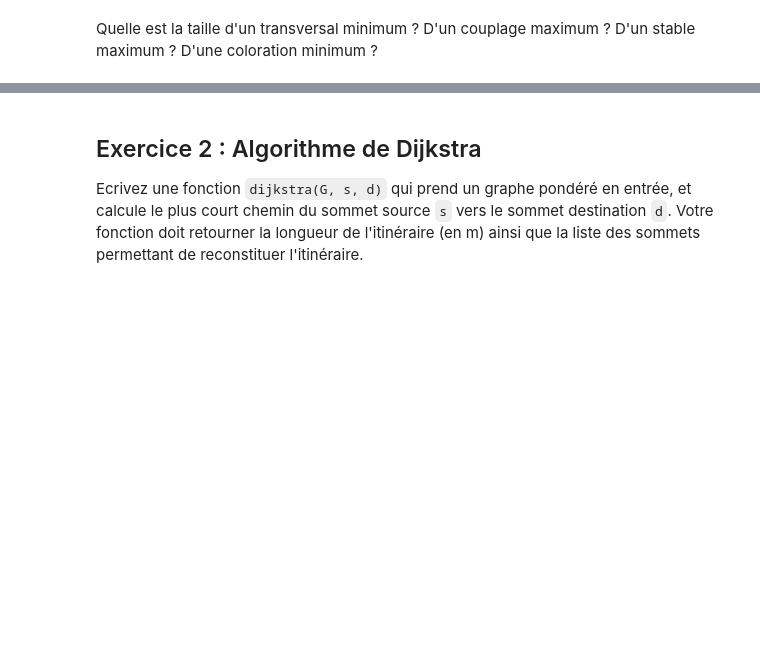
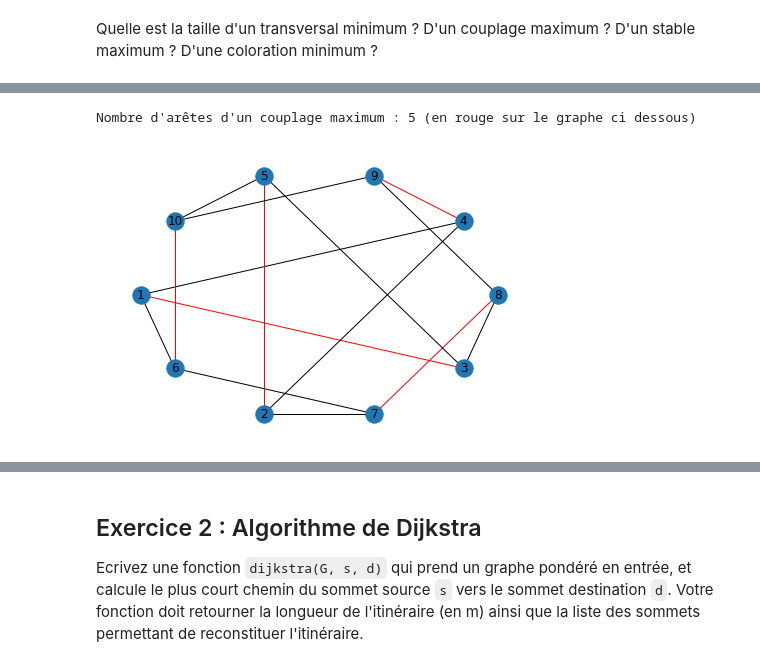
Before and after one commit to B4tiste/CPE, a Jupyter notebook: S6/Algo/TP/Djirska/TP.ipynb, the cells around one changed output, grey strips where cells are left out. Saved outputs shown, nothing was run; the diff lists cells and outputs as text; code cells hidden in the pictures; blank space fills up the shorter version.

```diff
--- a/S6/Algo/TP/Djirska/TP.ipynb
+++ b/S6/Algo/TP/Djirska/TP.ipynb
@@ -411,0 +434,25 @@ Quelle est la taille d'un transversal minimum ? D'un couplage maximum ? D'un sta
+# %%
+# Couplage maximum
+
+couplage_minimum_edges = [
+    (6, 10),
+    (1, 3),
+    (2, 5),
+    (7, 8),
+    (4, 9),
+]
+
+petersen_edges = list(petersen.edges())
+tbl_edges_color = []
+
+for i in range(len(petersen_edges)):
+    if petersen_edges[i] in couplage_minimum_edges or petersen_edges[i][::-1] in petersen_edges :
+        tbl_edges_color.append('red')
+    else:
+        tbl_edges_color.append('black')
+
+print(f"Nombre d'arêtes d'un couplage maximum : {len(couplage_minimum_edges)} (en rouge sur le graphe ci dessous)")
+nx.draw_shell(petersen, with_labels=True, edge_color=tbl_edges_color)
+# %% [output]
+Nombre d'arêtes d'un couplage maximum : 5 (en rouge sur le graphe ci dessous)
+[figure, added]
```
Also changed, not shown: parts of 13 cells of this notebook.
